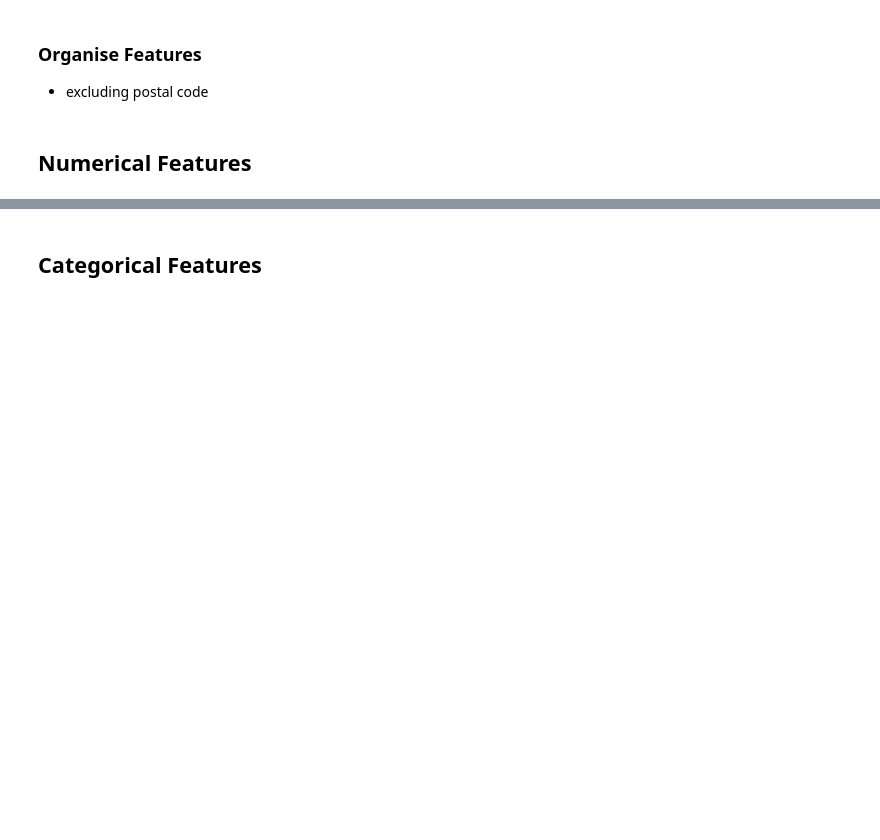
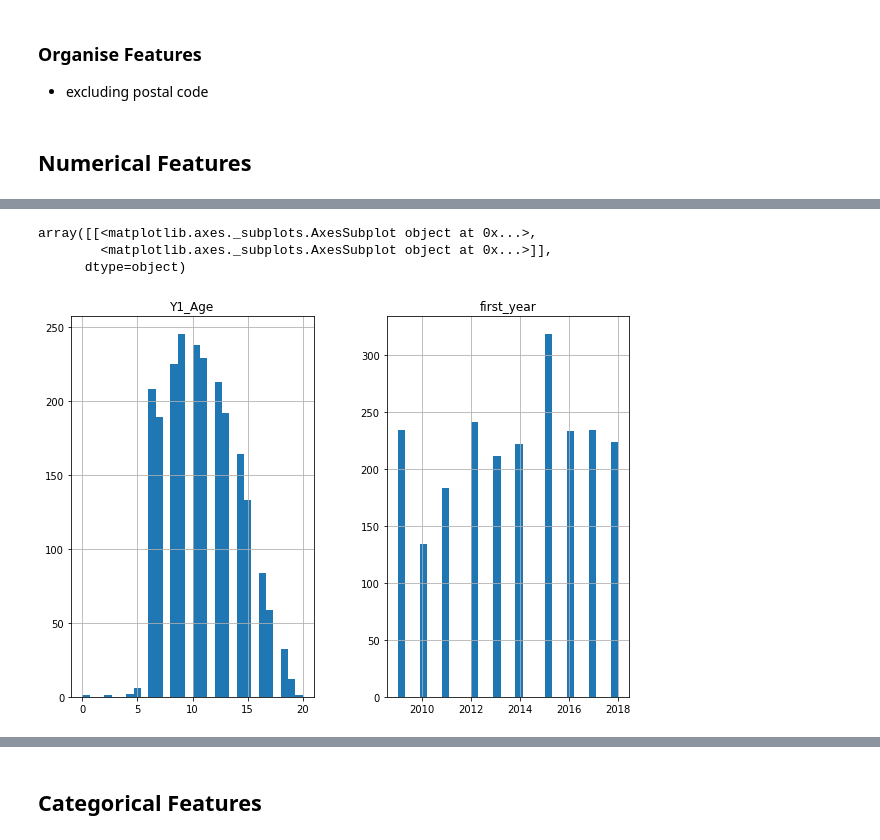
Before and after one commit to AMacumber/D4G_BCGO_Engagement, a Jupyter notebook: Step_06_Prep_EDA.ipynb, the cells around one changed output, grey strips where cells are left out. Cells and saved outputs as stored; diff of their text form; code cells hidden in the pictures; blank space fills up the shorter version.

Commit message:
changed checked in total to categories

```diff
--- a/Step_06_Prep_EDA.ipynb
+++ b/Step_06_Prep_EDA.ipynb
@@ -34,9 +47,9 @@ df.columns
 # %%
 df = df.drop(['d4g_member_id', 'postal_code'], axis =1)
 
-categorical_features = ['member_location', 'sex', 'season_most']
+categorical_features = ['member_location', 'sex', 'season_most', 'checkin_total']
 
-numerical_features = ['first_year', 'Y1_Age', 'checkin_total']
+numerical_features = ['first_year', 'Y1_Age']
 
 target = ['label']
 # %% [markdown]
@@ -46,3 +69,8 @@ df[numerical_features].describe()
 # %%
-df[numerical_features].hist(bins=10, figsize=(10, 7))
+df[numerical_features].hist(bins=30, figsize=(10, 7))
+# %% [output]
+array([[<matplotlib.axes._subplots.AxesSubplot object at 0x...>,
+        <matplotlib.axes._subplots.AxesSubplot object at 0x...>]],
+      dtype=object)
+[figure, added]
 # %%
```
Also changed, not shown: parts of 15 cells of this notebook, 1 other file.
